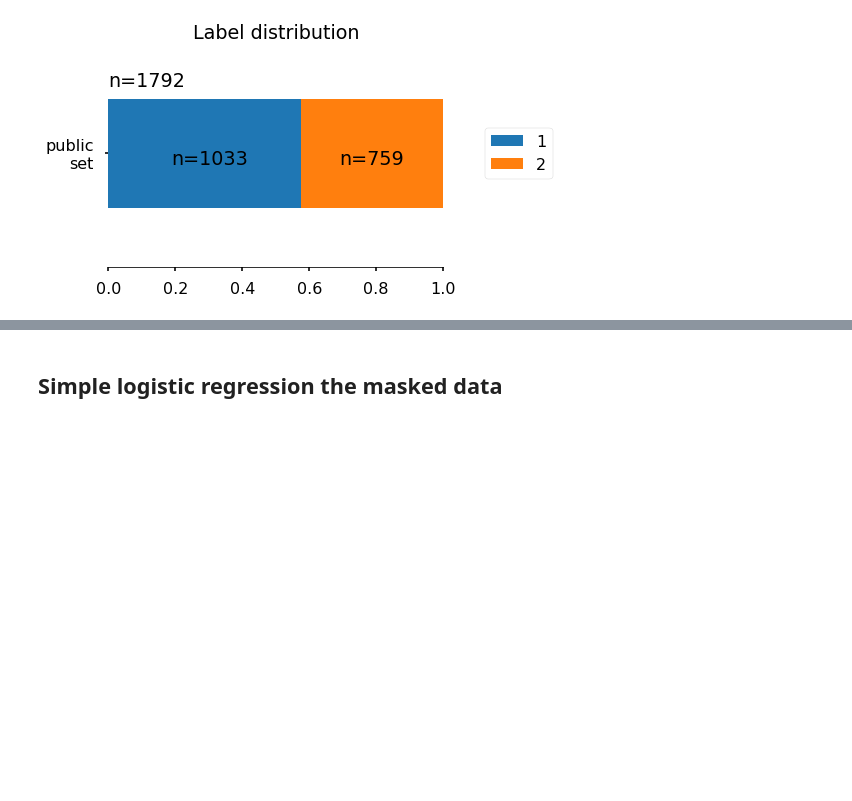
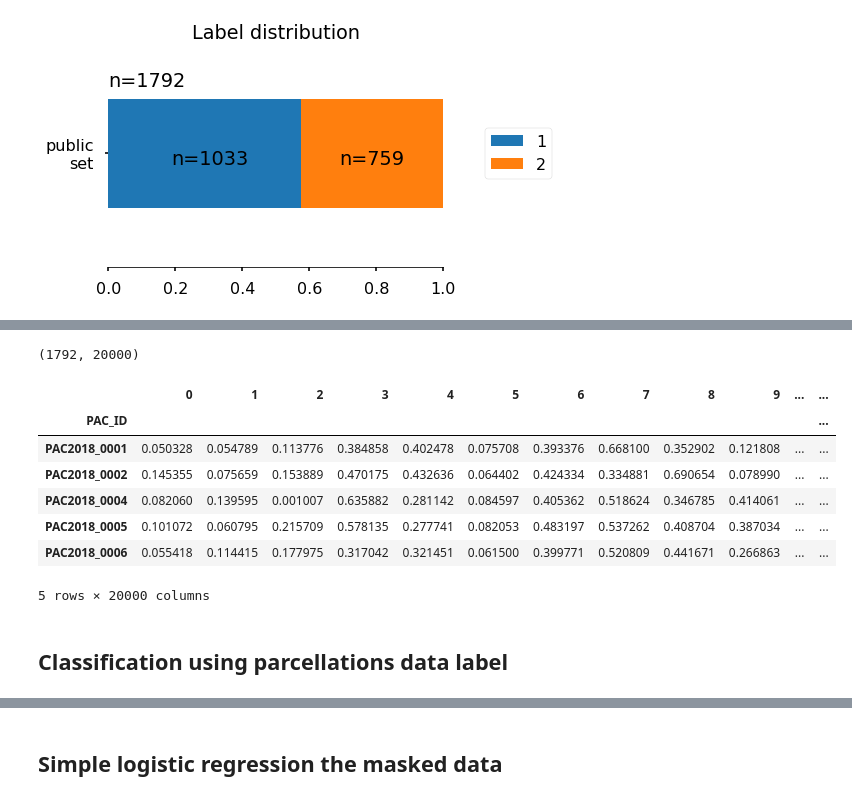
Before and after one commit to glemaitre/predictive-analytics-competition, a Jupyter notebook: guillaume_draft.ipynb, the cells around one changed output, grey strips where cells are left out. Drawn from its saved outputs; the diff is of its cells as text; code cells hidden in the pictures; blank space fills up the shorter version.

```diff
--- a/guillaume_draft.ipynb
+++ b/guillaume_draft.ipynb
@@ -105,0 +108,7 @@ with sns.plotting_context('poster', font_scale=1):
+# %%
+from nilearn import image
+from nilearn.regions import Parcellations
+path_mask = '/home/glemaitre/Documents/data/pac_2018/public_data/mask.nii.gz'
+parcellations = Parcellations(method='ward', n_parcels=20000, mask=path_mask, n_jobs=-1)
+#X_t1 = parcellations.fit_transform(image.concat_imgs(df['t1'][:10]))
+X_t1 = parcellations.fit_transform(df['t1'].values)
@@ -105,0 +168,4 @@ with sns.plotting_context('poster', font_scale=1):
+# %%
+X_t1.shape
+# %% [output]
+(1792, 20000)
@@ -105,0 +178,13 @@ with sns.plotting_context('poster', font_scale=1):
+# %%
+df_parcellations = pd.DataFrame(X_t1, index=df.index)
+# %%
+df_parcellations.head()
+# %% [output]
+|  | 0 | 1 | 2 | 3 | 4 | 5 | 6 | 7 | 8 | 9 | ... | ... |
+| PAC_ID |  |  |  |  |  |  |  |  |  |  |  | ... |
+| PAC2018_0001 | 0.050328 | 0.054789 | 0.113776 | 0.384858 | 0.402478 | 0.075708 | 0.393376 | 0.668100 | 0.352902 | 0.121808 | ... | ... |
+| PAC2018_0002 | 0.145355 | 0.075659 | 0.153889 | 0.470175 | 0.432636 | 0.064402 | 0.424334 | 0.334881 | 0.690654 | 0.078990 | ... | ... |
+| PAC2018_0004 | 0.082060 | 0.139595 | 0.001007 | 0.635882 | 0.281142 | 0.084597 | 0.405362 | 0.518624 | 0.346785 | 0.414061 | ... | ... |
+| PAC2018_0005 | 0.101072 | 0.060795 | 0.215709 | 0.578135 | 0.277741 | 0.082053 | 0.483197 | 0.537262 | 0.408704 | 0.387034 | ... | ... |
+| PAC2018_0006 | 0.055418 | 0.114415 | 0.177975 | 0.317042 | 0.321451 | 0.061500 | 0.399771 | 0.520809 | 0.441671 | 0.266863 | ... | ... |
+5 rows × 20000 columns
@@ -105,0 +193,2 @@ with sns.plotting_context('poster', font_scale=1):
+# %% [markdown]
+## Classification using parcellations data label
```
Also changed, not shown: parts of 51 cells of this notebook.
